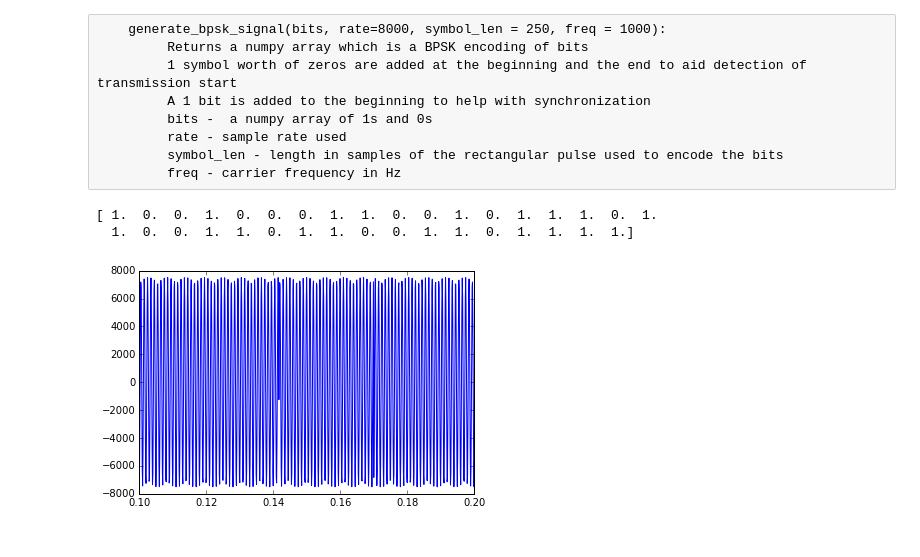
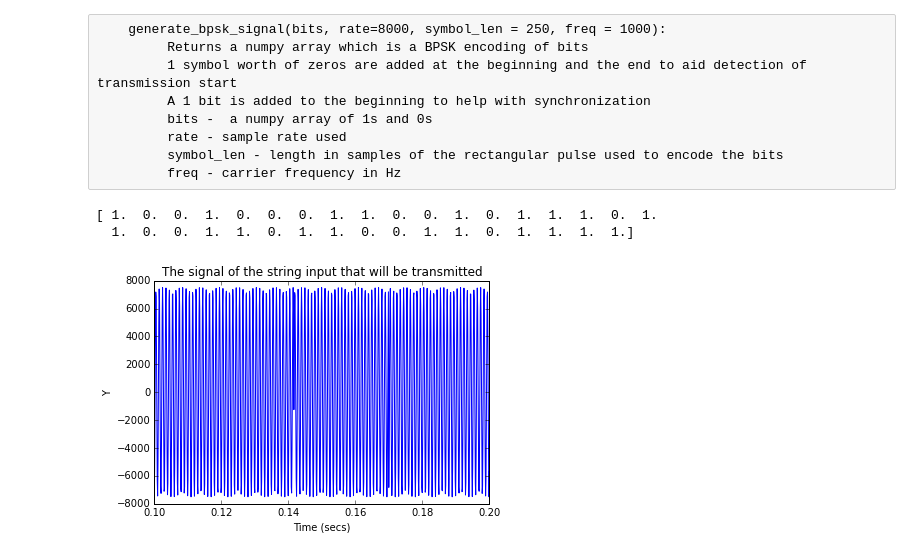
Before and after one commit to CaseyAlvarado/ps09, a Jupyter notebook: AcousticModemTransmiter-NoPyAudio-ps09.ipynb, the cells around one changed output. Drawn from its saved outputs; the diff is of its cells as text; code cells hidden in the pictures.

```diff
--- a/AcousticModemTransmiter-NoPyAudio-ps09.ipynb
+++ b/AcousticModemTransmiter-NoPyAudio-ps09.ipynb
@@ -101,23 +101,3 @@ This module provides:
 # %% [markdown]
 The following cell generates a bpsk signal and plays it through the sound card
 Your job will be to make your own function that generates the transmitted signal, i.e. your own version of bpsk.generate_bpsk_signal. Run bpsk.help() to learn about what  bpsk.generate_bpsk_signal does. At a minimum, you should be able to transmit a 5 character word from one computer to another over the air.
-# %%
-
-# convert a text string to a numpy array of 1s and 0s
-bits = string2NPArray("Hello")
-
-# generate a BPSK signal with 8820 samples per second, and 250 sample long symbols, and carrier frequency of 1kHz
-x = bpsk.generate_bpsk_signal(bits, rate = 8820, symbol_len = 250, freq = 1000)
-rate = 8820
-# plot the signal to visualize
-# first make a vector to represent the sampling times
-# the times range from t = 0 up to the length of the data samples times the sampling period
-ts = np.arange(0, len(x)/float(rate), 1/float(rate))
-# plot the signal in the time domain
-# you should zoom in to see the BPSK signal
-mplib.plot(ts, x)
-mplib.show()
-
-# write the wave file for the first signal which is assumed
-# to  be in stored in the numpy array x
-wavfile.write('AcousticModemTx.wav', 8820, convert_to_int16(x))
@@ -164,16 +148,24 @@ def generate_bpsk_new(bits,rate=8820,symbol_len=250,freq=1000):
 
     return bits_signal
 # %%
+#the string we want to send is converted to bits
 bits = string2NPArray('Hello')
 print(bits)
+
+#passes the bit array from the string we want to send to our function defined above
+rate = 8820
 bpsk_bits = generate_bpsk_new(bits,rate=8820,symbol_len=250,freq=1000)
-# x_2=bpsk.generate_bpsk_signal(bits, rate=8820, symbol_len = 250, freq=1000)
 ts_2 = np.arange(0, len(bpsk_bits)/float(rate), 1/float(rate))
+
+#plotting the output of our bpsk function, a signal that will be transmitted through the air
 mplib.plot(ts_2, bpsk_bits)
 mplib.xlim([0.1, .20])
+mplib.xlabel('Time (secs)')
+mplib.ylabel('Y')
+mplib.title('The signal of the string input that will be transmitted')
 mplib.show()
 # %% [output]
 [ 1.  0.  0.  1.  0.  0.  0.  1.  1.  0.  0.  1.  0.  1.  1.  1.  0.  1.
   1.  0.  0.  1.  1.  0.  1.  1.  0.  0.  1.  1.  0.  1.  1.  1.  1.]
-[figure, old version]
+[figure, new version]
 # %%
```
Also changed, not shown: parts of 3 cells of this notebook.
